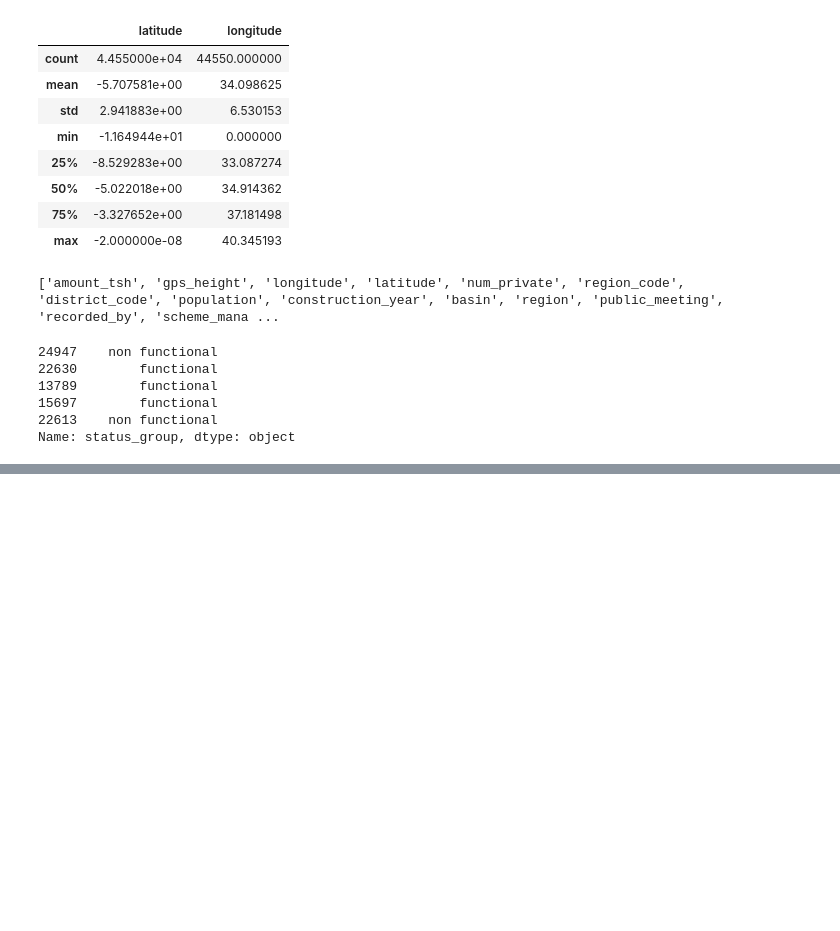
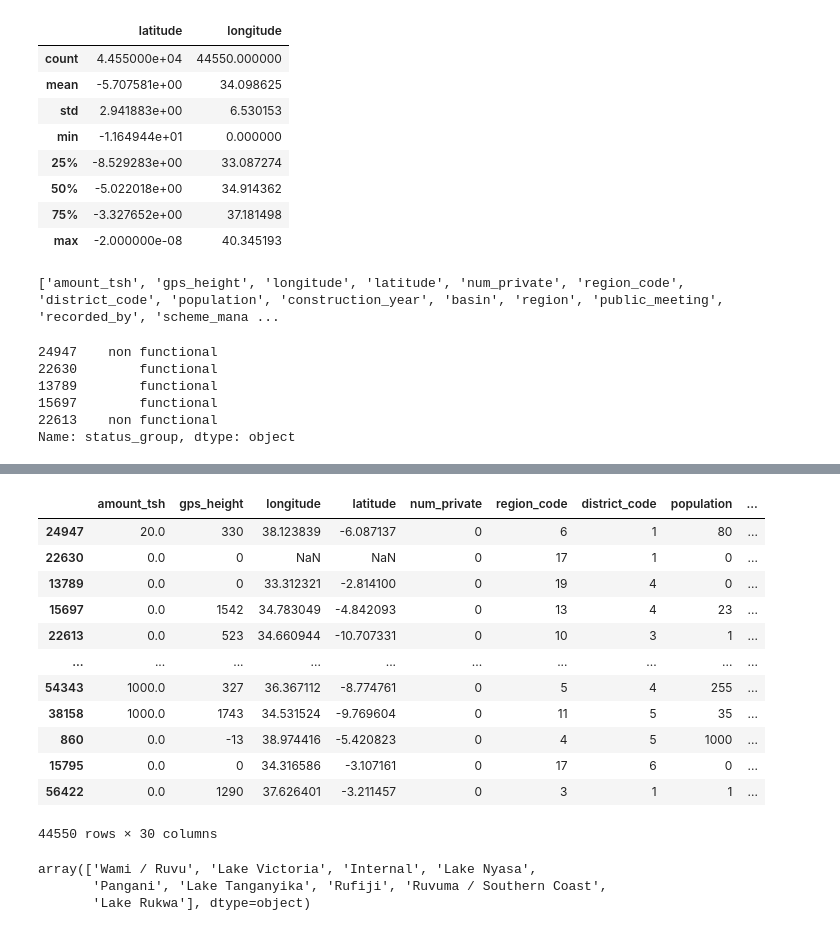
Before and after one commit to JamesBarciz/DS-Unit-2-Kaggle-Challenge, a Jupyter notebook: module1/James_Barciz_assignment_kaggle_challenge_1.ipynb, the cells around one changed output, grey strips where cells are left out. Cells and saved outputs as stored; diff of their text form; code cells hidden in the pictures; blank space fills up the shorter version.

```diff
--- a/module1/James_Barciz_assignment_kaggle_challenge_1.ipynb
+++ b/module1/James_Barciz_assignment_kaggle_challenge_1.ipynb
@@ -318,0 +318,22 @@ Validation Accuracy 0.7525925925925926
+# %%
+X_train
+# %% [output]
+|  | amount_tsh | gps_height | longitude | latitude | num_private | region_code | district_code | population | ... |
+| 24947 | 20.0 | 330 | 38.123839 | -6.087137 | 0 | 6 | 1 | 80 | ... |
+| 22630 | 0.0 | 0 | NaN | NaN | 0 | 17 | 1 | 0 | ... |
+| 13789 | 0.0 | 0 | 33.312321 | -2.814100 | 0 | 19 | 4 | 0 | ... |
+| 15697 | 0.0 | 1542 | 34.783049 | -4.842093 | 0 | 13 | 4 | 23 | ... |
+| 22613 | 0.0 | 523 | 34.660944 | -10.707331 | 0 | 10 | 3 | 1 | ... |
+| ... | ... | ... | ... | ... | ... | ... | ... | ... | ... |
+| 54343 | 1000.0 | 327 | 36.367112 | -8.774761 | 0 | 5 | 4 | 255 | ... |
+| 38158 | 1000.0 | 1743 | 34.531524 | -9.769604 | 0 | 11 | 5 | 35 | ... |
+| 860 | 0.0 | -13 | 38.974416 | -5.420823 | 0 | 4 | 5 | 1000 | ... |
+| 15795 | 0.0 | 0 | 34.316586 | -3.107161 | 0 | 17 | 6 | 0 | ... |
+| 56422 | 0.0 | 1290 | 37.626401 | -3.211457 | 0 | 3 | 1 | 1 | ... |
+44550 rows × 30 columns
+# %%
+X_train['basin'].unique()
+# %% [output]
+array(['Wami / Ruvu', 'Lake Victoria', 'Internal', 'Lake Nyasa',
+       'Pangani', 'Lake Tanganyika', 'Rufiji', 'Ruvuma / Southern Coast',
+       'Lake Rukwa'], dtype=object)
```
Also changed, not shown: parts of 12 cells of this notebook.
